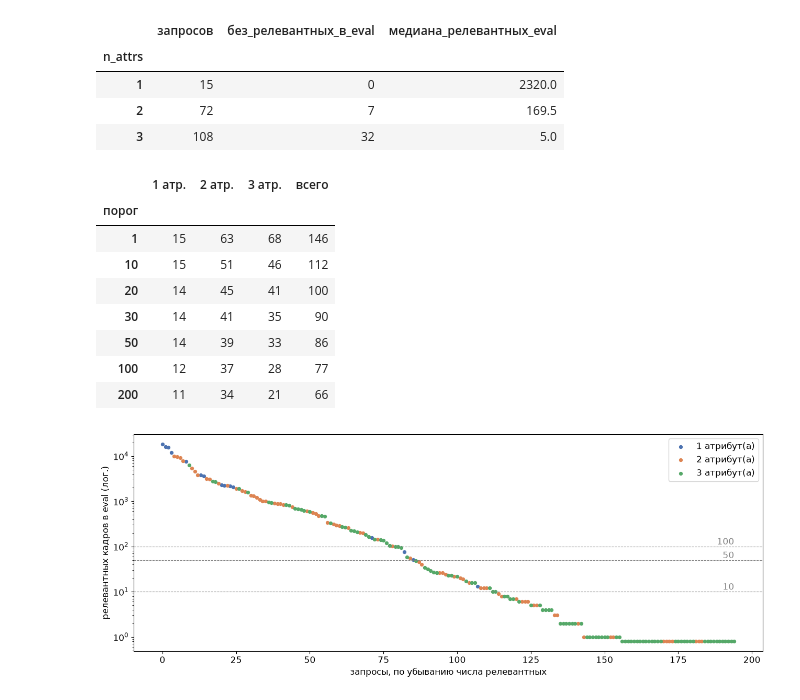
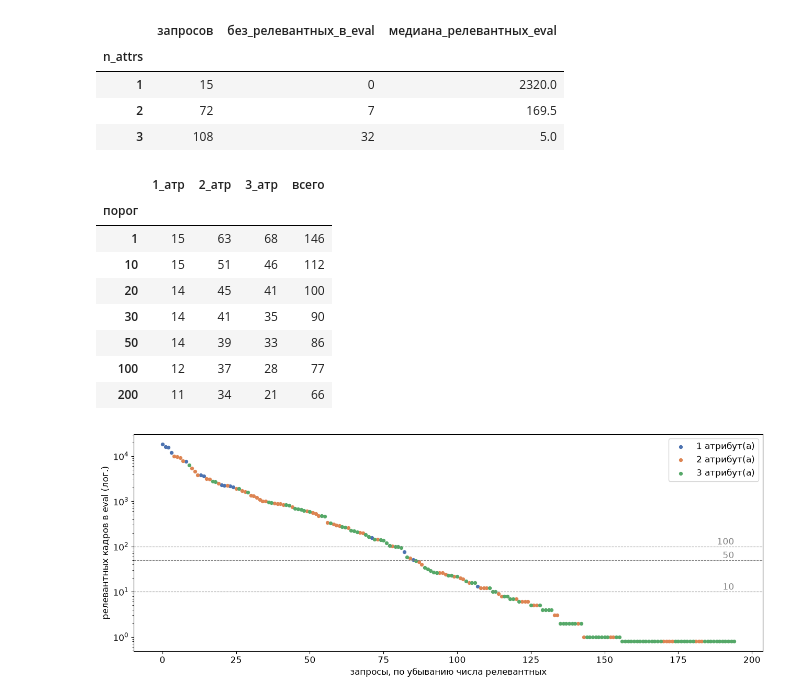
Before and after one commit to artyombelyaev/road-frame-search, a Jupyter notebook: notebooks/01_eda.ipynb, the cells around one changed output. Drawn from its saved outputs; the diff is of its cells as text; code cells hidden in the pictures.

Commit message:
Сверка разметки с архивом картинок, таблица порогов

```diff
--- a/notebooks/01_eda.ipynb
+++ b/notebooks/01_eda.ipynb
@@ -208,14 +227,9 @@ counts.groupby("n_attrs").agg(запросов=("query_id", "size"),
 | 2 | 72 | 7 | 169.5 |
 | 3 | 108 | 32 | 5.0 |
 # %%
-thresholds = [1, 10, 20, 30, 50, 100, 200]
-rows = []
-for t in thresholds:
-    keep = (counts.n_relevant_eval >= t) & (counts.n_relevant_train_sub >= t)
-    rows.append({"порог": t, **{f"{n} атр.": int(keep[counts.n_attrs == n].sum()) for n in (1, 2, 3)}, "всего": int(keep.sum())})
-pd.DataFrame(rows).set_index("порог")
+queries.threshold_table(counts)
 # %% [output]
-|  | 1 атр. | 2 атр. | 3 атр. | всего |
+|  | 1_атр | 2_атр | 3_атр | всего |
 | порог |  |  |  |  |
 | 1 | 15 | 63 | 68 | 146 |
 | 10 | 15 | 51 | 46 | 112 |
```
Also changed, not shown: parts of 4 cells of this notebook, 4 other files.
